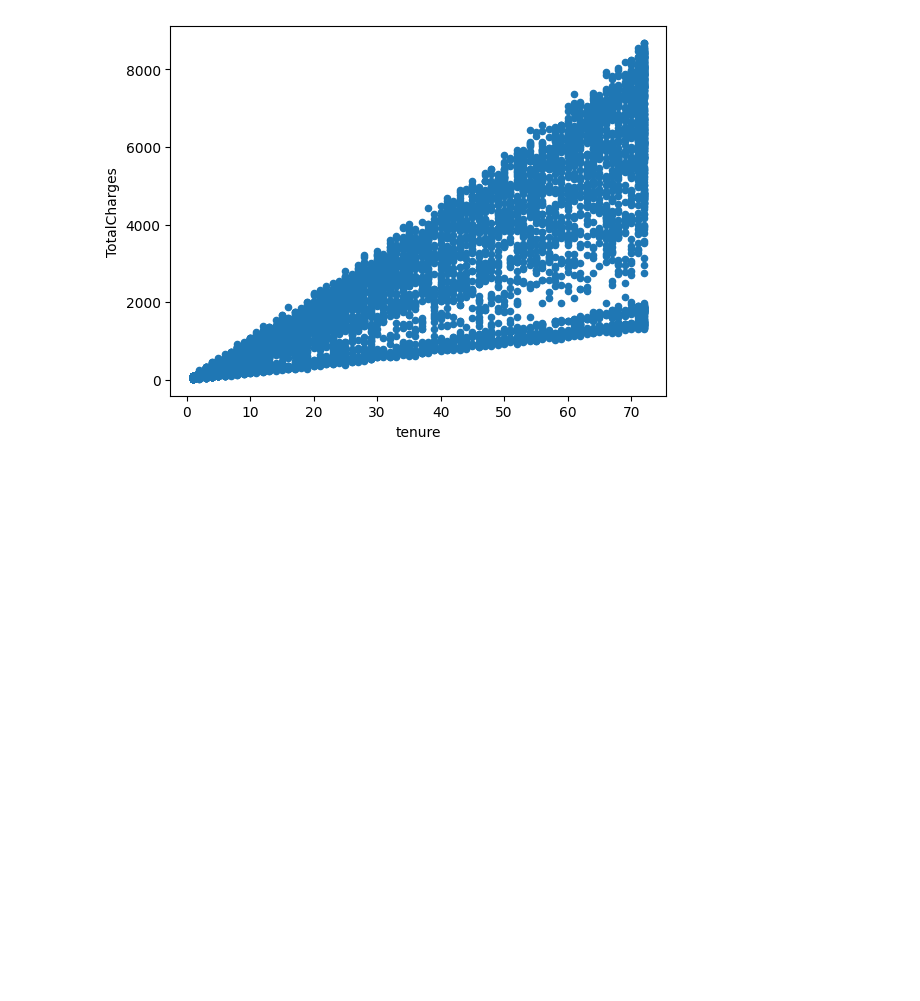
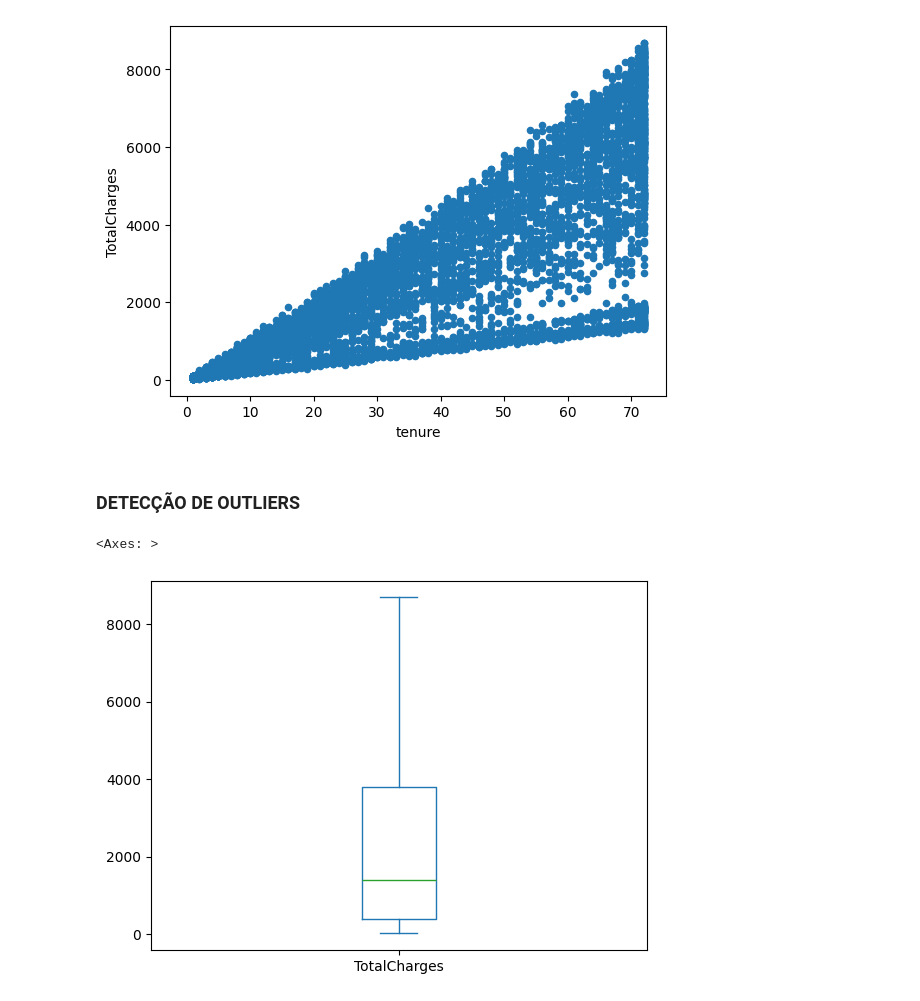
Before and after one commit to PedroElorriaga/AI-Development, a Jupyter notebook: eda/eda_aula1.ipynb, the cells around one changed output. Cells and saved outputs as stored; diff of their text form; code cells hidden in the pictures; blank space fills up the shorter version.

Commit message:
Envio 08/04/25: Desafio de conclusão de modulo, e trabalhando com outliers

```diff
--- a/eda/eda_aula1.ipynb
+++ b/eda/eda_aula1.ipynb
@@ -439,3 +439,11 @@ dataframe_all_infos.plot.scatter(x='tenure', y='TotalCharges')
 # %% [output]
 <Axes: xlabel='tenure', ylabel='TotalCharges'>
 [figure]
+# %% [markdown]
+### DETECÇÃO DE OUTLIERS
+# %%
+# PLOT BOX DE TOTAL CHARGES
+dataframe_all_infos['TotalCharges'].plot.box()
+# %% [output]
+<Axes: >
+[figure, added]
```
Also changed, not shown: parts of 12 cells of this notebook, 3 other files.
